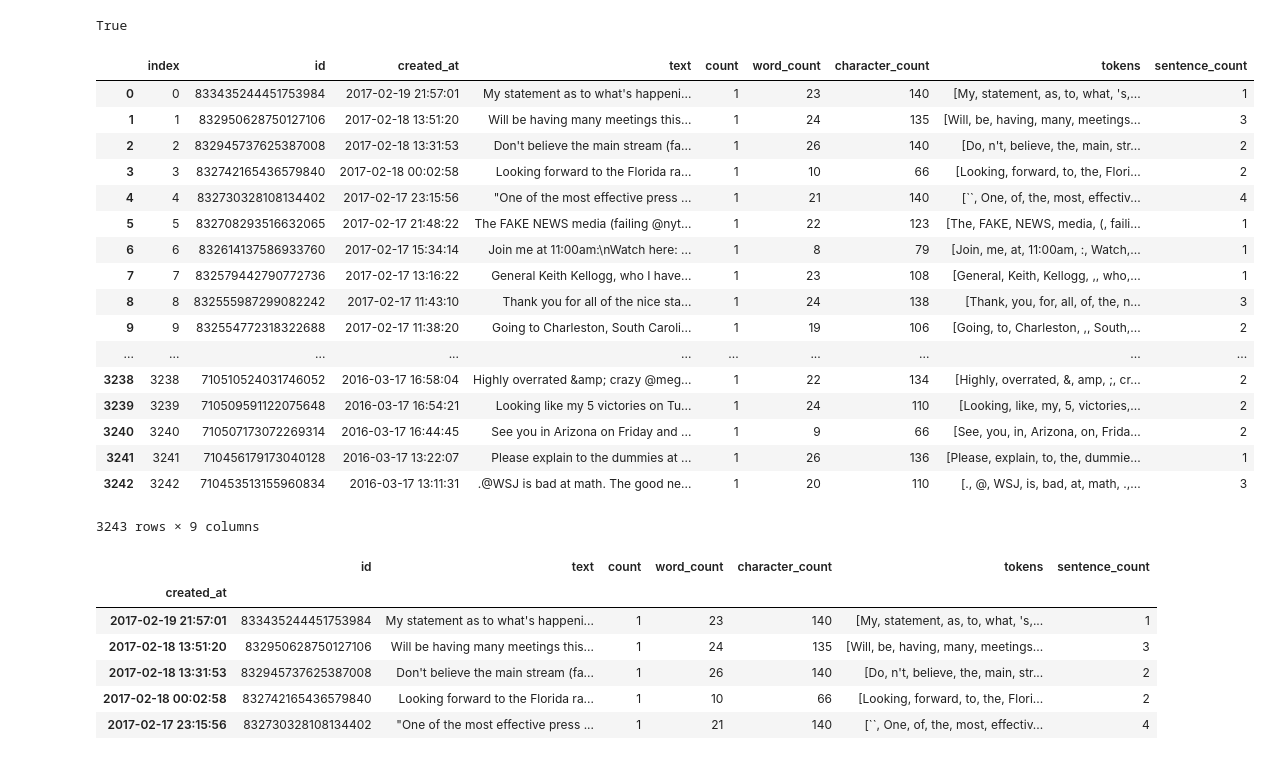
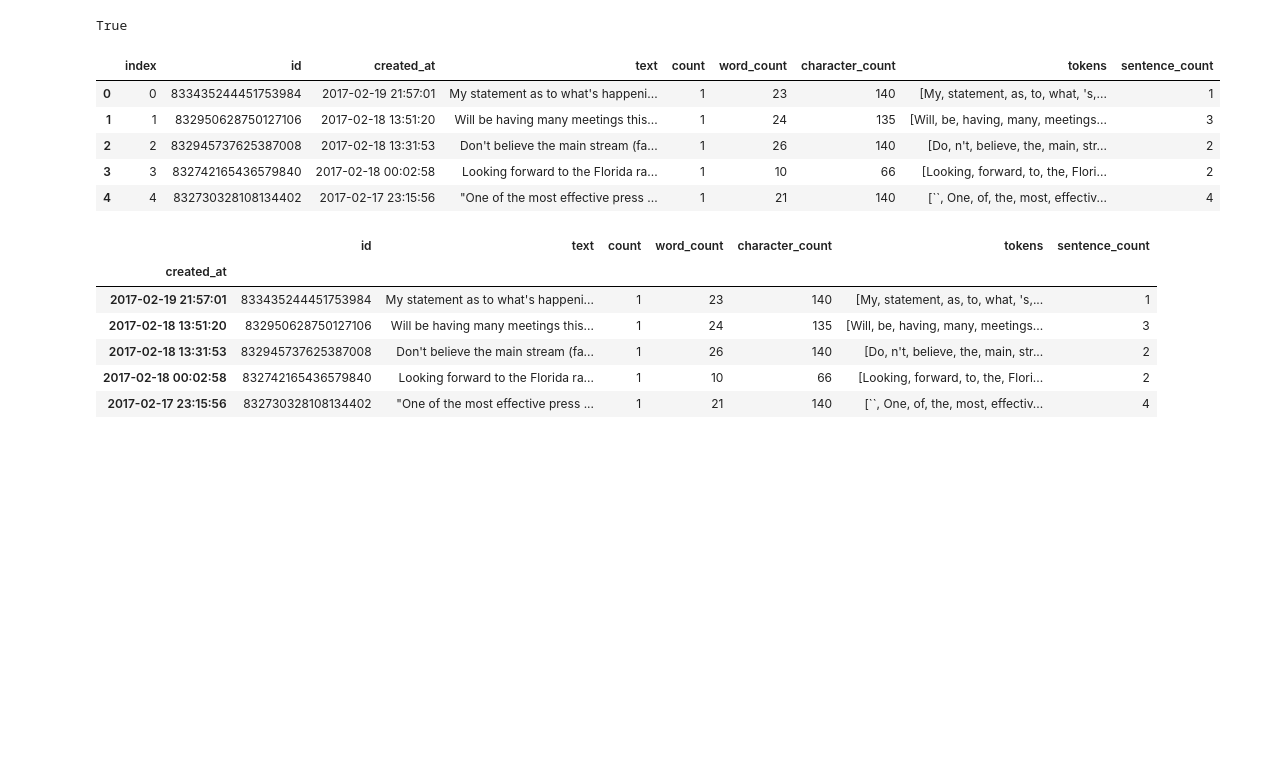
Before and after one commit to gmsardane/HackFeb2017, a Jupyter notebook: hackathon.ipynb, the cells around one changed output. Cells and saved outputs as stored; diff of their text form; code cells hidden in the pictures; blank space fills up the shorter version.

```diff
--- a/hackathon.ipynb
+++ b/hackathon.ipynb
@@ -31,27 +31,15 @@ sentence_count = lambda x: len(nltk.sent_tokenize(x.decode('utf-8')))
 # %%
 data['sentence_count'] = data['text'].apply(sentence_count)
 data = data.reset_index()
 data['created_at'] = pd.to_datetime(data.created_at)
-data
+data.head()
 # %% [output]
 |  | index | id | created_at | text | count | word_count | character_count | tokens | sentence_count |
 | 0 | 0 | 833435244451753984 | 2017-02-19 21:57:01 | My statement as to what's happeni... | 1 | 23 | 140 | [My, statement, as, to, what, 's,... | 1 |
 | 1 | 1 | 832950628750127106 | 2017-02-18 13:51:20 | Will be having many meetings this... | 1 | 24 | 135 | [Will, be, having, many, meetings... | 3 |
 | 2 | 2 | 832945737625387008 | 2017-02-18 13:31:53 | Don't believe the main stream (fa... | 1 | 26 | 140 | [Do, n't, believe, the, main, str... | 2 |
 | 3 | 3 | 832742165436579840 | 2017-02-18 00:02:58 | Looking forward to the Florida ra... | 1 | 10 | 66 | [Looking, forward, to, the, Flori... | 2 |
 | 4 | 4 | 832730328108134402 | 2017-02-17 23:15:56 | "One of the most effective press ... | 1 | 21 | 140 | [``, One, of, the, most, effectiv... | 4 |
-| 5 | 5 | 832708293516632065 | 2017-02-17 21:48:22 | The FAKE NEWS media (failing @nyt... | 1 | 22 | 123 | [The, FAKE, NEWS, media, (, faili... | 1 |
-| 6 | 6 | 832614137586933760 | 2017-02-17 15:34:14 | Join me at 11:00am:\nWatch here: ... | 1 | 8 | 79 | [Join, me, at, 11:00am, :, Watch,... | 1 |
-| 7 | 7 | 832579442790772736 | 2017-02-17 13:16:22 | General Keith Kellogg, who I have... | 1 | 23 | 108 | [General, Keith, Kellogg, ,, who,... | 1 |
-| 8 | 8 | 832555987299082242 | 2017-02-17 11:43:10 | Thank you for all of the nice sta... | 1 | 24 | 138 | [Thank, you, for, all, of, the, n... | 3 |
-| 9 | 9 | 832554772318322688 | 2017-02-17 11:38:20 | Going to Charleston, South Caroli... | 1 | 19 | 106 | [Going, to, Charleston, ,, South,... | 2 |
-| ... | ... | ... | ... | ... | ... | ... | ... | ... | ... |
-| 3238 | 3238 | 710510524031746052 | 2016-03-17 16:58:04 | Highly overrated &amp; crazy @meg... | 1 | 22 | 134 | [Highly, overrated, &, amp, ;, cr... | 2 |
-| 3239 | 3239 | 710509591122075648 | 2016-03-17 16:54:21 | Looking like my 5 victories on Tu... | 1 | 24 | 110 | [Looking, like, my, 5, victories,... | 2 |
-| 3240 | 3240 | 710507173072269314 | 2016-03-17 16:44:45 | See you in Arizona on Friday and ... | 1 | 9 | 66 | [See, you, in, Arizona, on, Frida... | 2 |
-| 3241 | 3241 | 710456179173040128 | 2016-03-17 13:22:07 | Please explain to the dummies at ... | 1 | 26 | 136 | [Please, explain, to, the, dummie... | 1 |
-| 3242 | 3242 | 710453513155960834 | 2016-03-17 13:11:31 | .@WSJ is bad at math. The good ne... | 1 | 20 | 110 | [., @, WSJ, is, bad, at, math, .,... | 3 |
-3243 rows × 9 columns
 # %%
 data.set_index(['created_at'], drop=True, inplace=True)
 del data['index']
```
Also changed, not shown: parts of 1 cell of this notebook.
